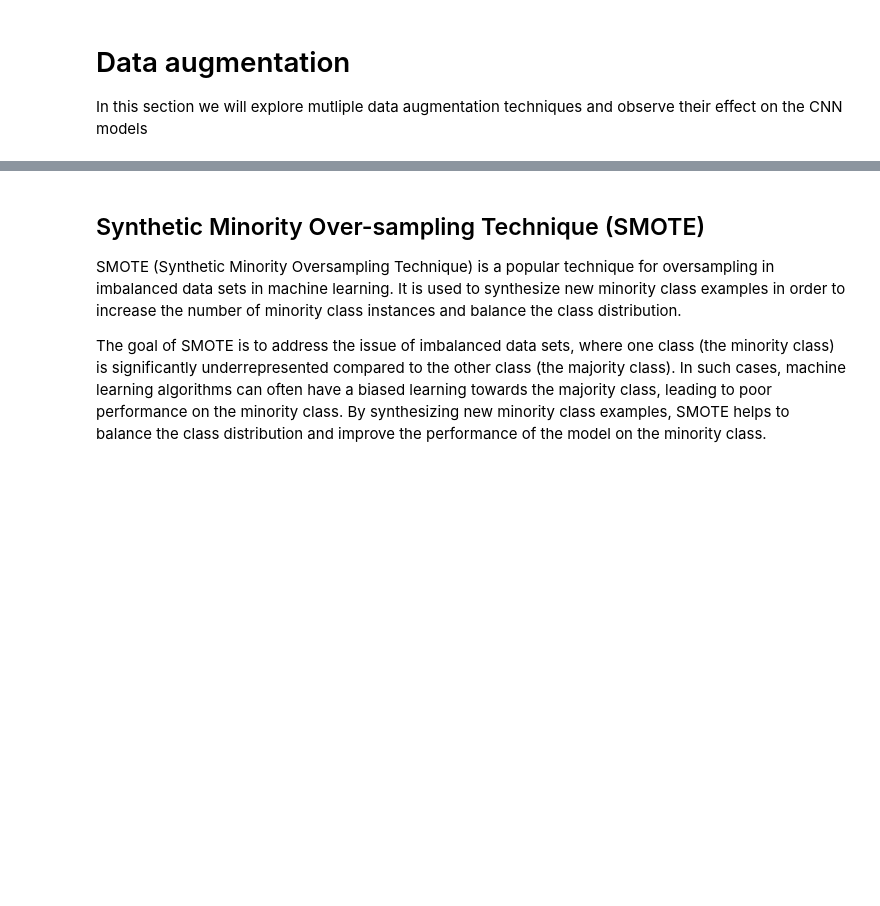
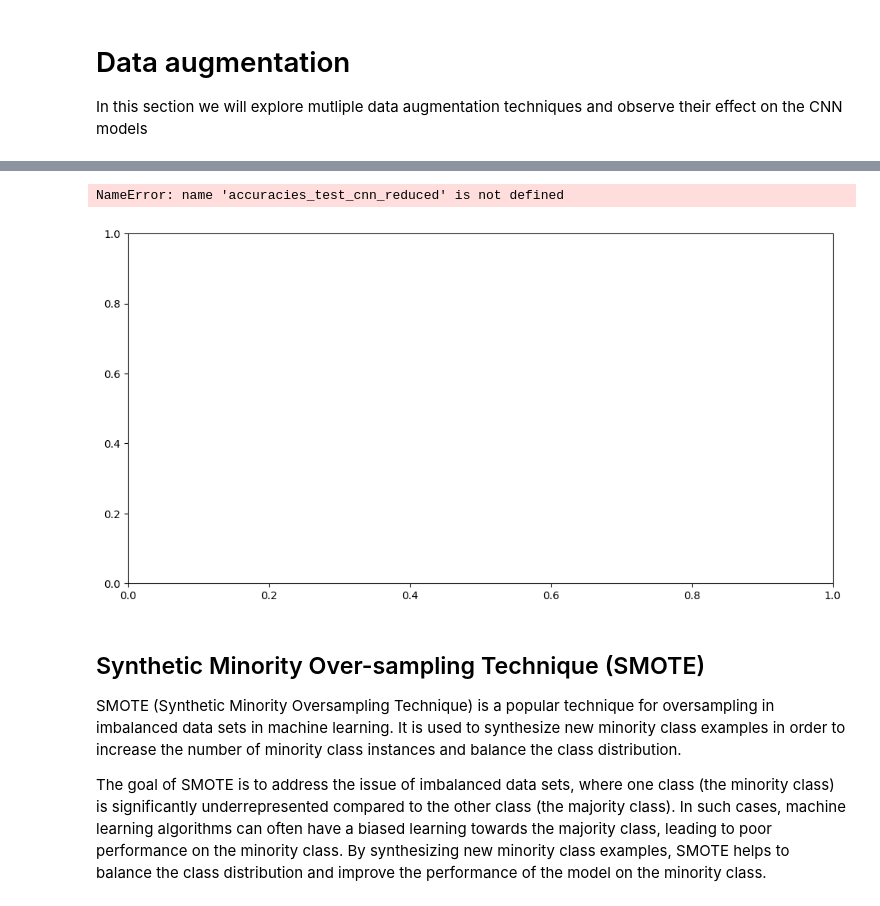
Before and after one commit to alexandre-flamant/FashionMNISTDataAugmentation, a Jupyter notebook: src/Data augmentation on MNIST.ipynb, the cells around one changed output, grey strips where cells are left out. Saved outputs shown, nothing was run; the diff lists cells and outputs as text; code cells hidden in the pictures; blank space fills up the shorter version.

```diff
--- a/src/Data augmentation on MNIST.ipynb
+++ b/src/Data augmentation on MNIST.ipynb
@@ -527,3 +646,22 @@ for j in range(10):
+# %%
+# Plots of accuracy and of loss function, comparaison reduced augmented
+epochs = np.arange(n_epoch_cnn+1)
+fig,  ax1= plt.subplots(1, 1, figsize=(12,6))
+
+ax1.plot(epochs, accuracies_test_cnn_reduced, label = "Reduced dataset")
+ax1.plot(epochs, accuracies_test_cnn_rot, label = "Augmented dataset")
+ax1.set_title('Accuracy of CNN during test')
+ax1.set_xlabel('Epoch')
+ax1.legend()
+
+for ax in (ax1, ax2):
+    ax.xaxis.set_major_locator(MaxNLocator(integer=True))
+    ax.xaxis.set_major_formatter(FormatStrFormatter('%.0f'))
+
+plt.savefig("../figures/CNN_Accuracy_comparison_aug.png")
+# %% [output]
+NameError: name 'accuracies_test_cnn_reduced' is not defined
+[figure, added]
 # %% [markdown]
 ## Synthetic Minority Over-sampling Technique (SMOTE)
 SMOTE (Synthetic Minority Oversampling Technique) is a popular technique for oversampling in imbalanced data sets in machine learning. It is used to synthesize new minority class examples in order to increase the number of minority class instances and balance the class distribution.
```
Also changed, not shown: parts of 21 cells of this notebook, 1 other file.
